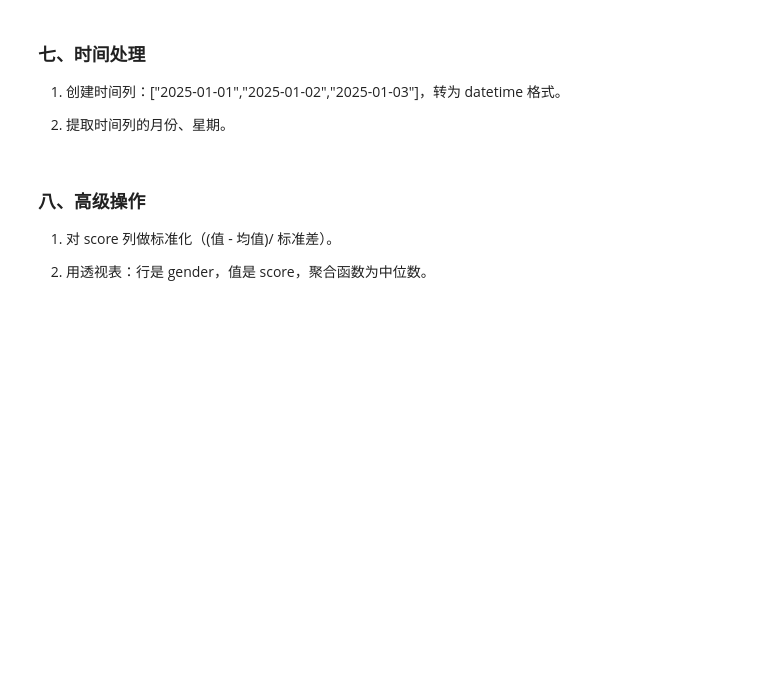
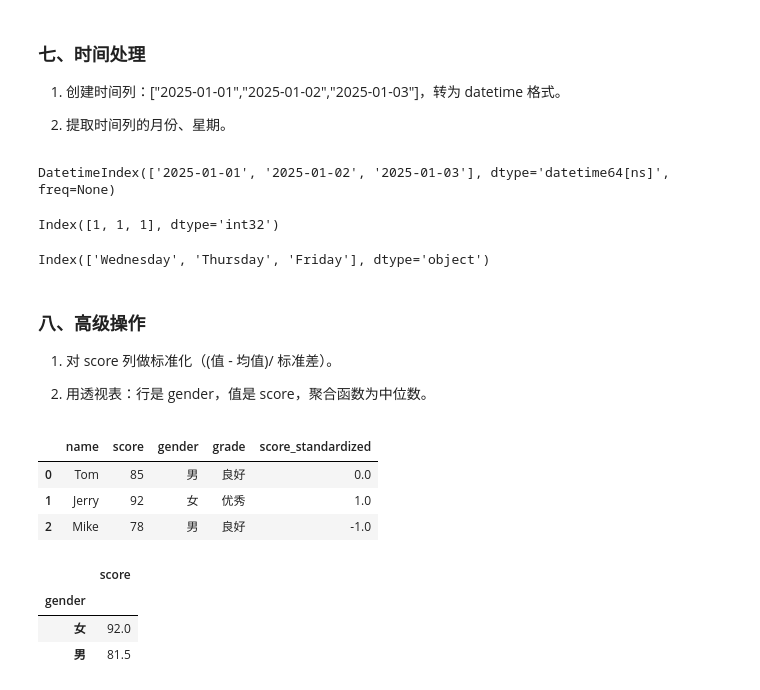
Before and after one commit to FZU-Data-Analysis-and-Visualization/join-github-classroom-hjx666-x, a Jupyter notebook: 第三次练习.ipynb, the cells around one changed output. Drawn from its saved outputs; the diff is of its cells as text; code cells hidden in the pictures; blank space fills up the shorter version.

```diff
--- a/第三次练习.ipynb
+++ b/第三次练习.ipynb
@@ -153,6 +287,22 @@ df1[df1['score']>80]
 
 
 2. 提取时间列的月份、星期。
+# %%
+time_list = ["2025-01-01", "2025-01-02", "2025-01-03"]
+time_index = pd.to_datetime(time_list)
+time_index
+# %% [output]
+DatetimeIndex(['2025-01-01', '2025-01-02', '2025-01-03'], dtype='datetime64[ns]', freq=None)
+# %%
+months = time_index.month
+months
+# %% [output]
+Index([1, 1, 1], dtype='int32')
+# %%
+weekdays_name = time_index.day_name()
+weekdays_name
+# %% [output]
+Index(['Wednesday', 'Thursday', 'Friday'], dtype='object')
 # %% [markdown]
 ### 八、高级操作
 
@@ -161,3 +311,28 @@ df1[df1['score']>80]
 
 
 2. 用透视表：行是 gender，值是 score，聚合函数为中位数。
+# %%
+
+# 1. 对score列做标准化
+score_mean = df1['score'].mean()
+score_std = df1['score'].std()
+df1['score_standardized'] = (df1['score'] - score_mean) / score_std
+df1
+# %% [output]
+|  | name | score | gender | grade | score_standardized |
+| 0 | Tom | 85 | 男 | 良好 | 0.0 |
+| 1 | Jerry | 92 | 女 | 优秀 | 1.0 |
+| 2 | Mike | 78 | 男 | 良好 | -1.0 |
+# %%
+# 2. 透视表：行是gender，值是score，聚合函数为中位数
+pivot_table_result = df1.pivot_table(
+    index='gender',
+    values='score',
+    aggfunc='median'
+)
+pivot_table_result
+# %% [output]
+|  | score |
+| gender |  |
+| 女 | 92.0 |
+| 男 | 81.5 |
```
Also changed, not shown: parts of 18 cells of this notebook.
